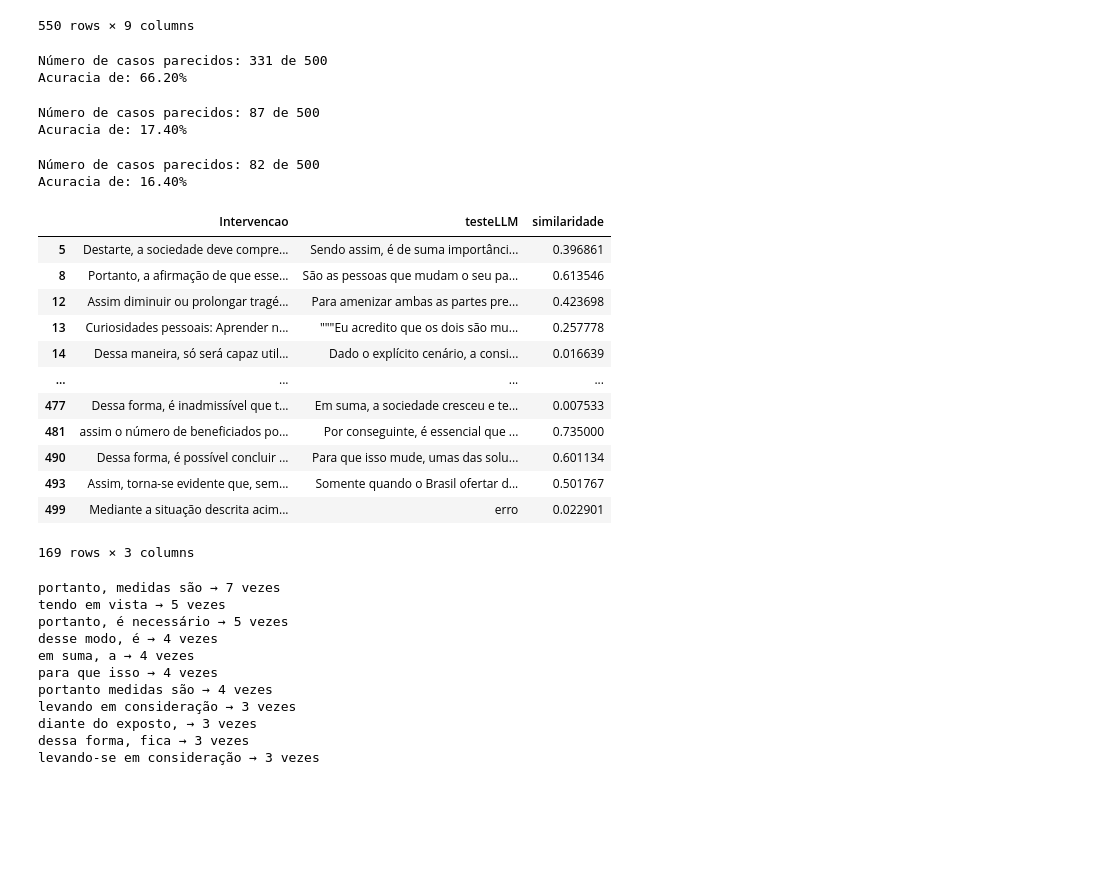
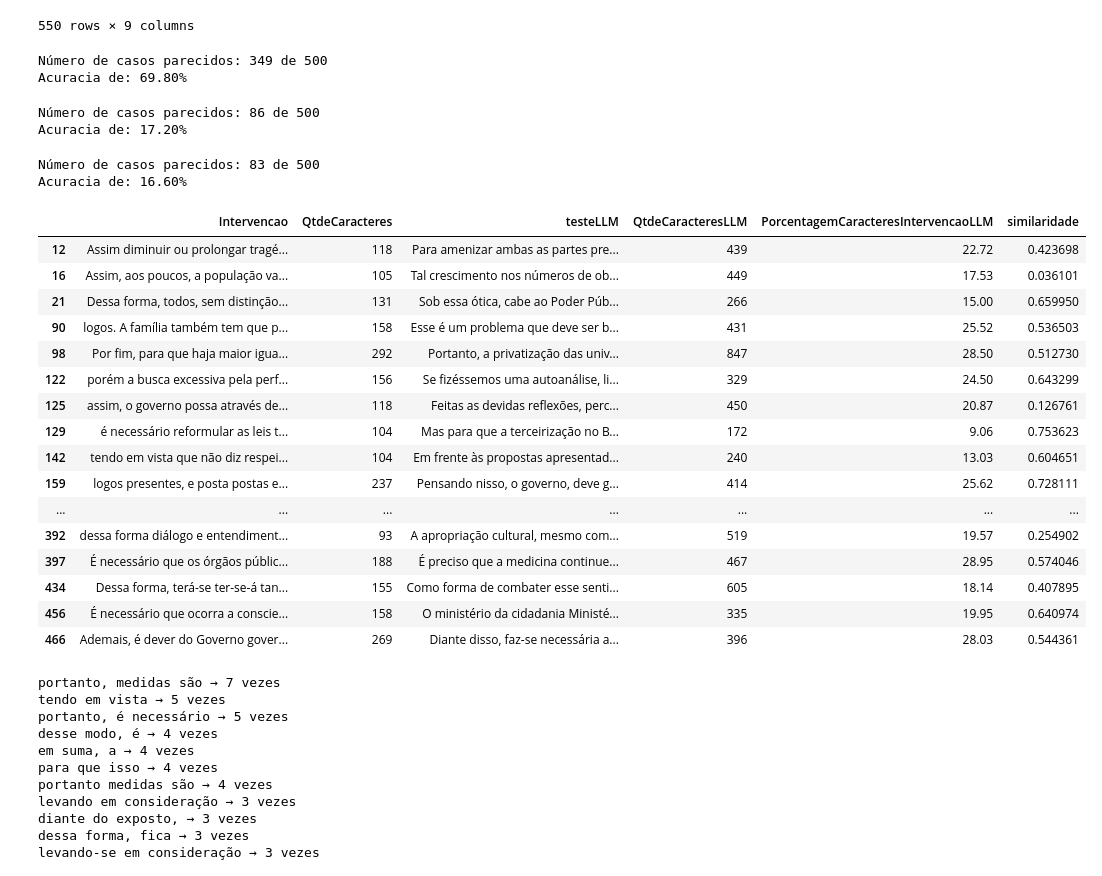
Before and after one commit to vitor1209/LanguageTool, a Jupyter notebook: conclusao/main copy.ipynb, the cells around one changed output. Cells and saved outputs as stored; diff of their text form; code cells hidden in the pictures; blank space fills up the shorter version.

```diff
--- a/conclusao/main copy.ipynb
+++ b/conclusao/main copy.ipynb
@@ -79,4 +79,5 @@ conectivos = [
     "torna-se claro que",
     "porém",
     "é necessário",
+    "urge"
 ]
@@ -120,16 +88,18 @@ def extrair_trecho_final(texto, conectivos, limite=80):
     max = 1000
 
     # 1. Procura por ponto e conectivo após o ponto
+    # Novo trecho substituindo o bloco do "primeira_palavra"
     for i, char in enumerate(trecho):
-        if char == '.' or char == '!' or char == '?':
+        if char in '.!?':
             trecho_pos_ponto = trecho[i + 1:].lstrip()
             palavras = trecho_pos_ponto.split()
-            if palavras:
-                primeira_palavra = palavras[0].strip('.,;!?')  # remove pontuação colada
-                for conjuncao in conectivos:
-                    if primeira_palavra.lower() == conjuncao:
+            for conjuncao in conectivos:
+                conj_words = conjuncao.split()
+                if palavras[:len(conj_words)] and ' '.join(palavras[:len(conj_words)]).lower() == conjuncao:
+                    if limite < len(trecho_pos_ponto) < max:
                         print(f"[1] Conectivo após ponto: {conjuncao}")
                         return trecho_pos_ponto.strip()
+
 
     # 2. Busca conectivo no trecho inteiro e salva informações
     prioridade_Maiuscula = []
@@ -327,19 +249,22 @@ df
 dfT = pd.DataFrame()
 # %%
 dfT['Intervencao'] = dados['Intervencao']
+dfT['QtdeCaracteres'] = dados['QtdeCaracteres']
 dfT['testeLLM'] = df['testeLLM']
+dfT['QtdeCaracteresLLM'] = df['QtdeCaracteresLLM']
+dfT['PorcentagemCaracteresIntervencaoLLM'] = df['PorcentagemCaracteresIntervencaoLLM']
 # %%
 dfT['similaridade'] = dfT.apply(lambda row: similaridade(str(row['Intervencao']), str(row['testeLLM'])), axis=1)
 
 # Filtra os casos onde a similaridade é boa (por exemplo, acima de 0.80)
-dfT_bons = dfT[dfT['similaridade'] >= 0.80]
+dfT_bons = dfT[(dfT['similaridade'] >= 0.80) | (dfT['QtdeCaracteresLLM'] <= 80)]
 
 print(f"Número de casos parecidos: {len(dfT_bons)} de {len(dfT)}")
 acuracia = len(dfT_bons) / len(dfT) * 100
-print(f"Acuracia de: {acuracia:.2f}%") 17
+print(f"Acuracia de: {acuracia:.2f}%")
 # %% [output]
-Número de casos parecidos: 331 de 500
-Acuracia de: 66.20%
+Número de casos parecidos: 349 de 500
+Acuracia de: 69.80%
 # %%
 dfT['similaridade'] = dfT.apply(lambda row: similaridade(str(row['Intervencao']), str(row['testeLLM'])), axis=1)
 
@@ -350,8 +275,8 @@ print(f"Número de casos parecidos: {len(dfT_bons)} de {len(dfT)}")
 acuracia = len(dfT_bons) / len(dfT) * 100
 print(f"Acuracia de: {acuracia:.2f}%")
 # %% [output]
-Número de casos parecidos: 87 de 500
-Acuracia de: 17.40%
+Número de casos parecidos: 86 de 500
+Acuracia de: 17.20%
 # %%
 dfT['similaridade'] = dfT.apply(lambda row: similaridade(str(row['Intervencao']), str(row['testeLLM'])), axis=1)
 
@@ -362,24 +287,28 @@ print(f"Número de casos parecidos: {len(dfT_bons)} de {len(dfT)}")
 acuracia = len(dfT_bons) / len(dfT) * 100
 print(f"Acuracia de: {acuracia:.2f}%")
 # %% [output]
-Número de casos parecidos: 82 de 500
-Acuracia de: 16.40%
+Número de casos parecidos: 83 de 500
+Acuracia de: 16.60%
 # %%
-dfT[dfT['similaridade'] < 0.8]
+dfT[(dfT['similaridade'] < 0.8) & (dfT['QtdeCaracteresLLM'] >= 80) & (dfT['QtdeCaracteres'] <= dfT['QtdeCaracteresLLM']) & (dfT['PorcentagemCaracteresIntervencaoLLM'] <= 30)]
 # %% [output]
-|  | Intervencao | testeLLM | similaridade |
-| 5 | Destarte, a sociedade deve compre... | Sendo assim, é de suma importânci... | 0.396861 |
-| 8 | Portanto, a afirmação de que esse... | São as pessoas que mudam o seu pa... | 0.613546 |
-| 12 | Assim diminuir ou prolongar tragé... | Para amenizar ambas as partes pre... | 0.423698 |
-| 13 | Curiosidades pessoais: Aprender n... | """Eu acredito que os dois são mu... | 0.257778 |
-| 14 | Dessa maneira, só será capaz util... | Dado o explícito cenário, a consi... | 0.016639 |
-| ... | ... | ... | ... |
-| 477 | Dessa forma, é inadmissível que t... | Em suma, a sociedade cresceu e te... | 0.007533 |
-| 481 | assim o número de beneficiados po... | Por conseguinte, é essencial que ... | 0.735000 |
-| 490 | Dessa forma, é possível concluir ... | Para que isso mude, umas das solu... | 0.601134 |
-| 493 | Assim, torna-se evidente que, sem... | Somente quando o Brasil ofertar d... | 0.501767 |
-| 499 | Mediante a situação descrita acim... | erro | 0.022901 |
+|  | Intervencao | QtdeCaracteres | testeLLM | QtdeCaracteresLLM | PorcentagemCaracteresIntervencaoLLM | similaridade |
+| 12 | Assim diminuir ou prolongar tragé... | 118 | Para amenizar ambas as partes pre... | 439 | 22.72 | 0.423698 |
+| 16 | Assim, aos poucos, a população va... | 105 | Tal crescimento nos números de ob... | 449 | 17.53 | 0.036101 |
+| 21 | Dessa forma, todos, sem distinção... | 131 | Sob essa ótica, cabe ao Poder Púb... | 266 | 15.00 | 0.659950 |
+| 90 | logos. A família também tem que p... | 158 | Esse é um problema que deve ser b... | 431 | 25.52 | 0.536503 |
+| 98 | Por fim, para que haja maior igua... | 292 | Portanto, a privatização das univ... | 847 | 28.50 | 0.512730 |
+| 122 | porém a busca excessiva pela perf... | 156 | Se fizéssemos uma autoanálise, li... | 329 | 24.50 | 0.643299 |
+| 125 | assim, o governo possa através de... | 118 | Feitas as devidas reflexões, perc... | 450 | 20.87 | 0.126761 |
+| 129 | é necessário reformular as leis t... | 104 | Mas para que a terceirização no B... | 172 | 9.06 | 0.753623 |
+| 142 | tendo em vista que não diz respei... | 104 | Em frente às propostas apresentad... | 240 | 13.03 | 0.604651 |
+| 159 | logos presentes, e posta postas e... | 237 | Pensando nisso, o governo, deve g... | 414 | 25.62 | 0.728111 |
+| ... | ... | ... | ... | ... | ... | ... |
+| 392 | dessa forma diálogo e entendiment... | 93 | A apropriação cultural, mesmo com... | 519 | 19.57 | 0.254902 |
+| 397 | É necessário que os órgãos públic... | 188 | É preciso que a medicina continue... | 467 | 28.95 | 0.574046 |
+| 434 | Dessa forma, terá-se ter-se-á tan... | 155 | Como forma de combater esse senti... | 605 | 18.14 | 0.407895 |
+| 456 | É necessário que ocorra a conscie... | 158 | O ministério da cidadania Ministé... | 335 | 19.95 | 0.640974 |
+| 466 | Ademais, é dever do Governo gover... | 269 | Diante disso, faz-se necessária a... | 396 | 28.03 | 0.544361 |
-169 rows × 3 columns
 # %%
 from collections import Counter
 
```
Also changed, not shown: parts of 5 cells of this notebook, 1 other file.
